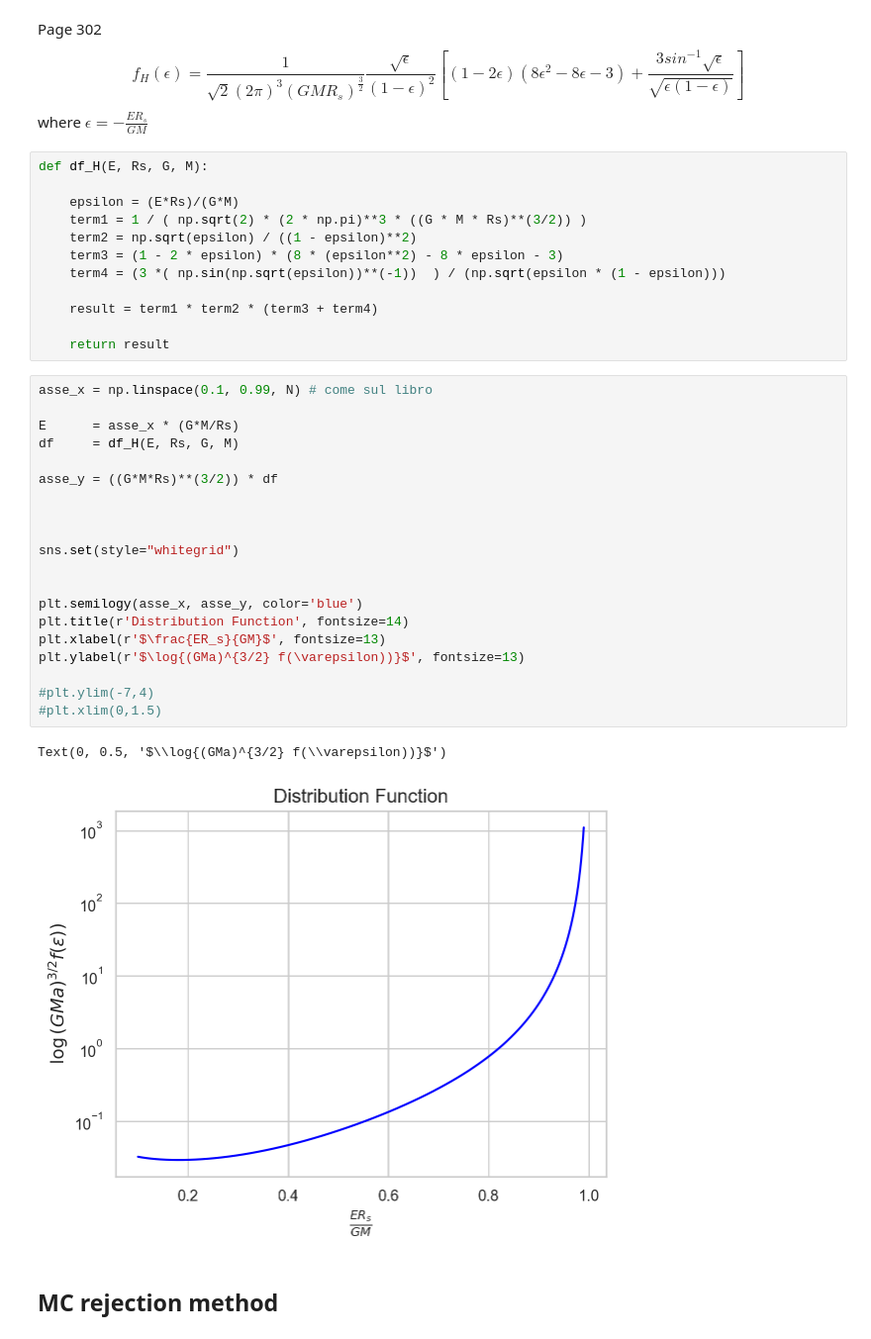
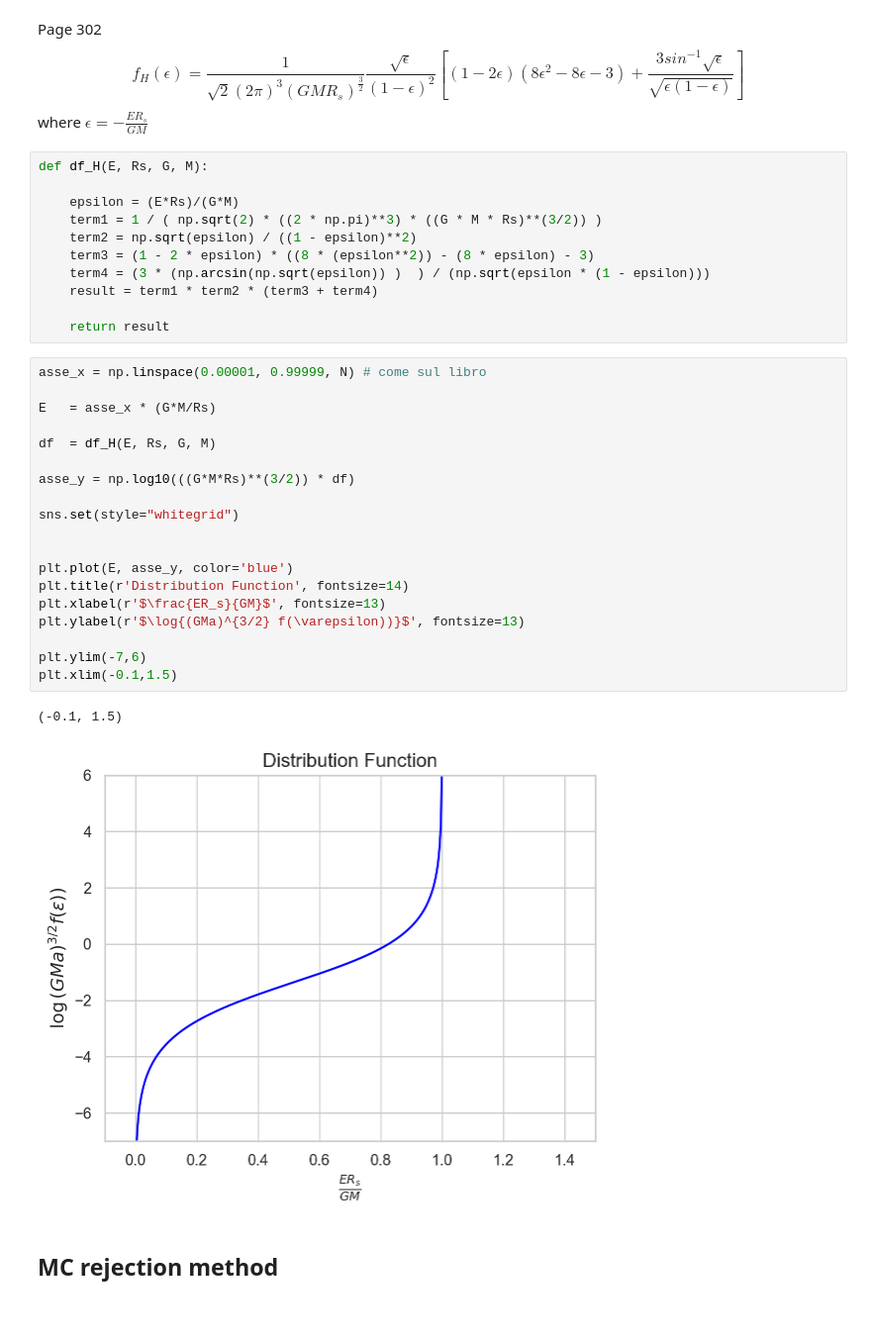
Before and after one commit to racheleguidettii/Galaxies-Dynamics, a Jupyter notebook: Hernquist.ipynb, the cells around one changed output. Shown at 99% size. Saved outputs shown, nothing was run; the diff lists cells and outputs as text.

```diff
--- a/Hernquist.ipynb
+++ b/Hernquist.ipynb
@@ -312,37 +312,35 @@ where $\epsilon = -\frac{E R_s}{GM}$
 def df_H(E, Rs, G, M):
 
     epsilon = (E*Rs)/(G*M)
-    term1 = 1 / ( np.sqrt(2) * (2 * np.pi)**3 * ((G * M * Rs)**(3/2)) )
+    term1 = 1 / ( np.sqrt(2) * ((2 * np.pi)**3) * ((G * M * Rs)**(3/2)) )
     term2 = np.sqrt(epsilon) / ((1 - epsilon)**2)
-    term3 = (1 - 2 * epsilon) * (8 * (epsilon**2) - 8 * epsilon - 3)
-    term4 = (3 *( np.sin(np.sqrt(epsilon))**(-1))  ) / (np.sqrt(epsilon * (1 - epsilon)))
-
+    term3 = (1 - 2 * epsilon) * ((8 * (epsilon**2)) - (8 * epsilon) - 3)
+    term4 = (3 * (np.arcsin(np.sqrt(epsilon)) )  ) / (np.sqrt(epsilon * (1 - epsilon)))
     result = term1 * term2 * (term3 + term4)
 
     return result
 # %%
-asse_x = np.linspace(0.1, 0.99, N) # come sul libro
+asse_x = np.linspace(0.00001, 0.99999, N) # come sul libro
 
-E      = asse_x * (G*M/Rs)
-df     = df_H(E, Rs, G, M)
+E   = asse_x * (G*M/Rs)
 
-asse_y = ((G*M*Rs)**(3/2)) * df
+df  = df_H(E, Rs, G, M)
 
-
+asse_y = np.log10(((G*M*Rs)**(3/2)) * df)
 
 sns.set(style="whitegrid")
 
 
-plt.semilogy(asse_x, asse_y, color='blue')
+plt.plot(E, asse_y, color='blue')
 plt.title(r'Distribution Function', fontsize=14)
 plt.xlabel(r'$\frac{ER_s}{GM}$', fontsize=13)
 plt.ylabel(r'$\log{(GMa)^{3/2} f(\varepsilon))}$', fontsize=13)
 
-#plt.ylim(-7,4)
-#plt.xlim(0,1.5)
+plt.ylim(-7,6)
+plt.xlim(-0.1,1.5)
 # %% [output]
-Text(0, 0.5, '$\\log{(GMa)^{3/2} f(\\varepsilon))}$')
+(-0.1, 1.5)
-[figure, old version]
+[figure, new version]
 # %% [markdown]
 ## MC rejection method
 # %%
```
Also changed, not shown: parts of 19 cells of this notebook.
